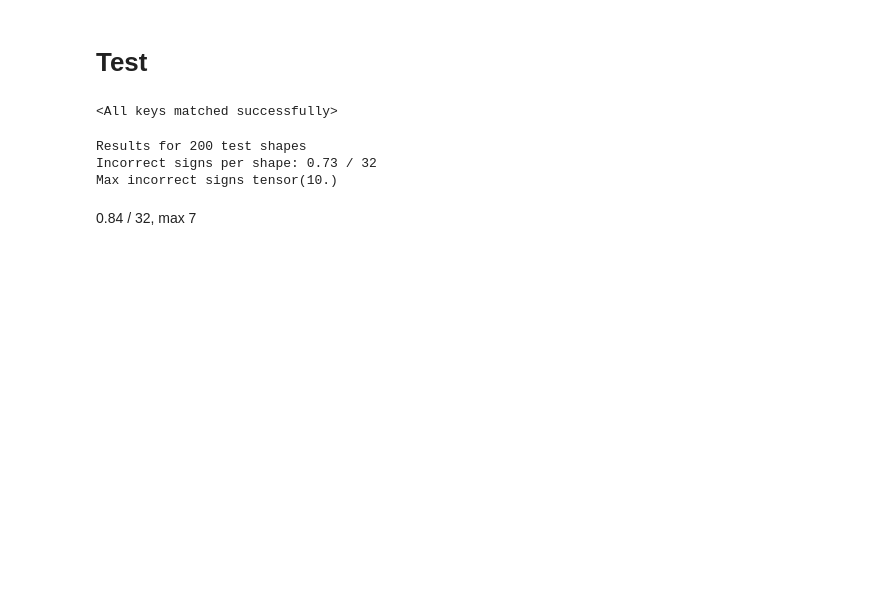
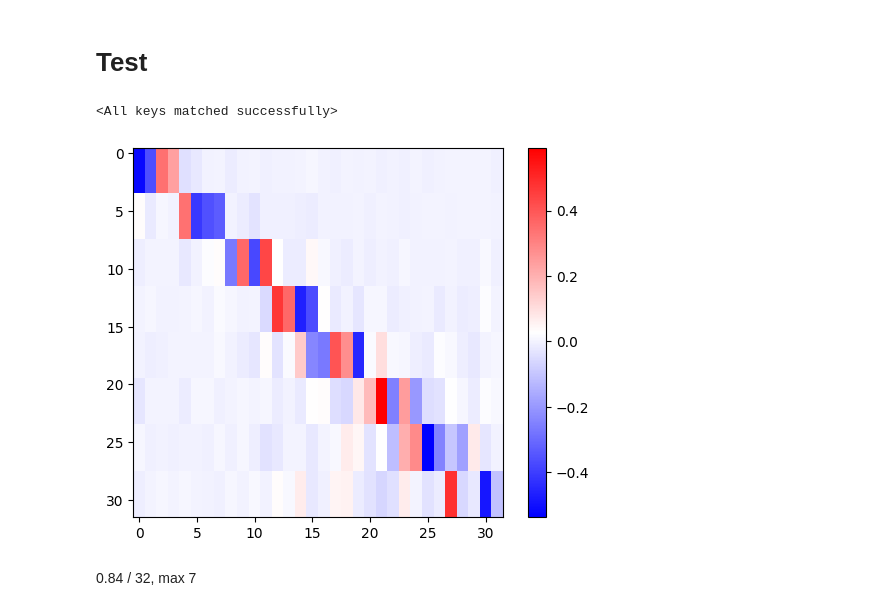
Before and after one commit to alekseizhuravlev/shape_matching, a Jupyter notebook: notebooks/07.08.2024/sign_estimation_overfitting.ipynb, the cells around one changed output. Saved outputs shown, nothing was run; the diff lists cells and outputs as text; code cells hidden in the pictures; blank space fills up the shorter version.

```diff
--- a/notebooks/07.08.2024/sign_estimation_overfitting.ipynb
+++ b/notebooks/07.08.2024/sign_estimation_overfitting.ipynb
@@ -203,17 +203,22 @@ net = diffusion_network.DiffusionNet(
     cache_dir=None,
     input_type='wks',
     k_eig=128,
-    n_block=2
+    n_block=4
     ).to(device)
 # %%
 input_type = 'wks'
-net.load_state_dict(torch.load('/home/s94zalek_hpc/shape_matching/my_code/experiments/sign_overfit_start_0_inCh_128_iter_20000_feat_32_2block_factor4_dataset_SURREAL_train_rot_180_180_180_normal_True_noise_0.0_-0.05_0.05_lapl_mesh_scale_0.9_1.1_wks/2000.pth'))
+net.load_state_dict(torch.load('/home/s94zalek_hpc/shape_matching/my_code/experiments/sign_net/signNet_remeshed_10_0.5_1/50000.pth'))
 # net.load_state_dict(torch.load('/home/s94zalek_hpc/shape_matching/my_code/experiments/sign_estimator_no_aug/40000.pth'))
 # %% [output]
 <All keys matched successfully>
 # %%
+# test_dataset = data_loading.get_val_dataset(
+#     'SHREC19', 'train', 128, canonicalize_fmap=None, preload=False,
+#     return_evecs=True
+#     )[1]
+
 test_dataset = data_loading.get_val_dataset(
-    'SHREC19', 'train', 128, canonicalize_fmap=None, preload=False,
+    'FAUST_r', 'train', 128, preload=False, canonicalize_fmap=None,
     return_evecs=True
     )[1]
 # %%
@@ -246,7 +251,7 @@ for _ in range(n_epochs):
         evecs_orig = train_shape['evecs'].unsqueeze(0)[:, :, start_dim:start_dim+feature_dim].to(device)
 
         mass_mat = torch.diag_embed(
-            torch.ones_like(train_shape['mass'].unsqueeze(0))
+            train_shape['mass'].unsqueeze(0)
             ).to(device)
 
         ##############################################
@@ -323,14 +328,28 @@ for _ in range(n_epochs):
         #     raise ValueError('Too many incorrect signs')
 
 
+
+
 print(f'Results for {len(incorrect_signs_list)} test shapes')
 print(f'Incorrect signs per shape: {incorrect_signs_list.float().mean():.2f} / {feature_dim}')
 
 print('Max incorrect signs', incorrect_signs_list.max())
-# %% [output]
-Results for 200 test shapes
-Incorrect signs per shape: 0.73 / 32
-Max incorrect signs tensor(10.)
+# %%
+support_mass_norm = torch.nn.functional.normalize(
+    supp_vec_1.transpose(1, 2) @ mass_mat,
+    p=2, dim=2)
+
+evecs_flip_1_norm = torch.nn.functional.normalize(evecs_flip_1, p=2, dim=1)
+
+# product_with_support = support_vector_norm_repeated.transpose(1, 2) @ mass_mat @ evecs_flip
+product_with_support = support_mass_norm @ evecs_flip_1_norm
+
+plt_0 = plt.imshow(product_with_support[0].cpu().numpy(), cmap='bwr')
+plt.colorbar(plt_0)
+
+plt.show()
+# %% [output]
+[figure, added]
 # %% [markdown]
 0.84 / 32, max 7
 # %%
```
Also changed, not shown: 15 other files.
